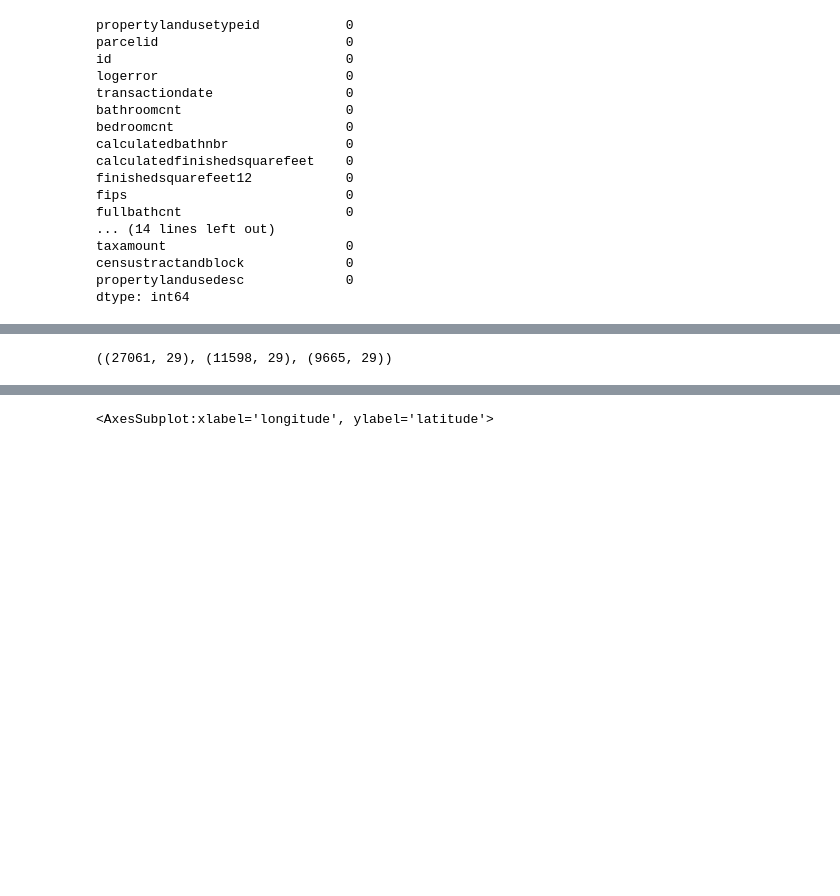
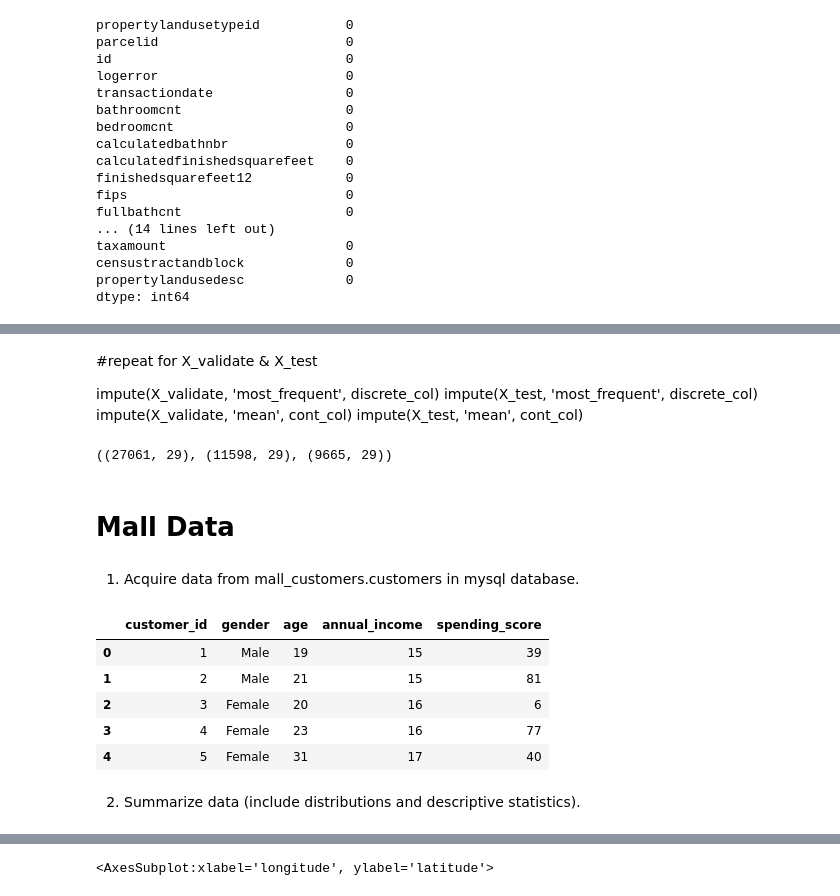
Before and after one commit to albertopuentes/clustering-exercises, a Jupyter notebook: Zillow.ipynb, the cells around one changed output, grey strips where cells are left out. Cells and saved outputs as stored; diff of their text form; code cells hidden in the pictures; blank space fills up the shorter version.

```diff
--- a/Zillow.ipynb
+++ b/Zillow.ipynb
@@ -525,5 +505,16 @@ impute(X_test, 'mean', cont_col)
+# %% [markdown]
+#repeat for X_validate & X_test
+
+impute(X_validate, 'most_frequent', discrete_col)
+impute(X_test, 'most_frequent', discrete_col)
+impute(X_validate, 'mean', cont_col)
+impute(X_test, 'mean', cont_col)
 # %%
 #control check 1
 X_train.shape, X_validate.shape, X_test.shape
 # %% [output]
 ((27061, 29), (11598, 29), (9665, 29))
+# %% [markdown]
+# Mall Data
+# %% [markdown]
+1) Acquire data from mall_customers.customers in mysql database.
@@ -529,0 +524,11 @@ X_train.shape, X_validate.shape, X_test.shape
+# %%
+df.head()
+# %% [output]
+|  | customer_id | gender | age | annual_income | spending_score |
+| 0 | 1 | Male | 19 | 15 | 39 |
+| 1 | 2 | Male | 21 | 15 | 81 |
+| 2 | 3 | Female | 20 | 16 | 6 |
+| 3 | 4 | Female | 23 | 16 | 77 |
+| 4 | 5 | Female | 31 | 17 | 40 |
+# %% [markdown]
+2) Summarize data (include distributions and descriptive statistics).
```
Also changed, not shown: parts of 22 cells of this notebook.
